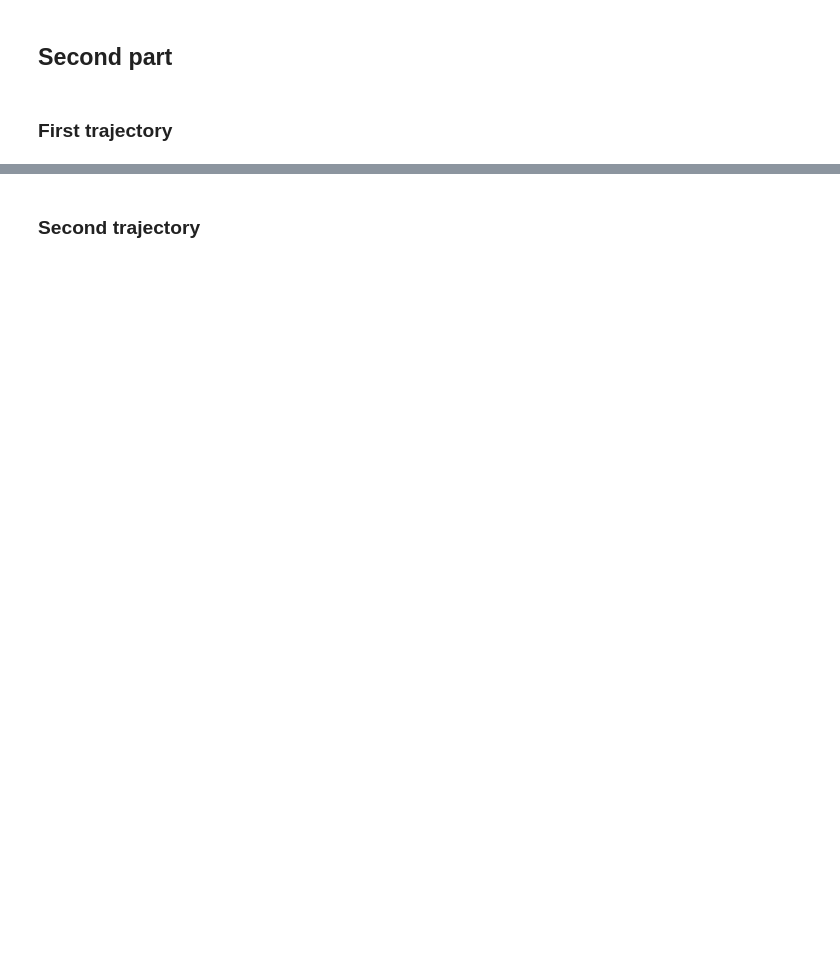
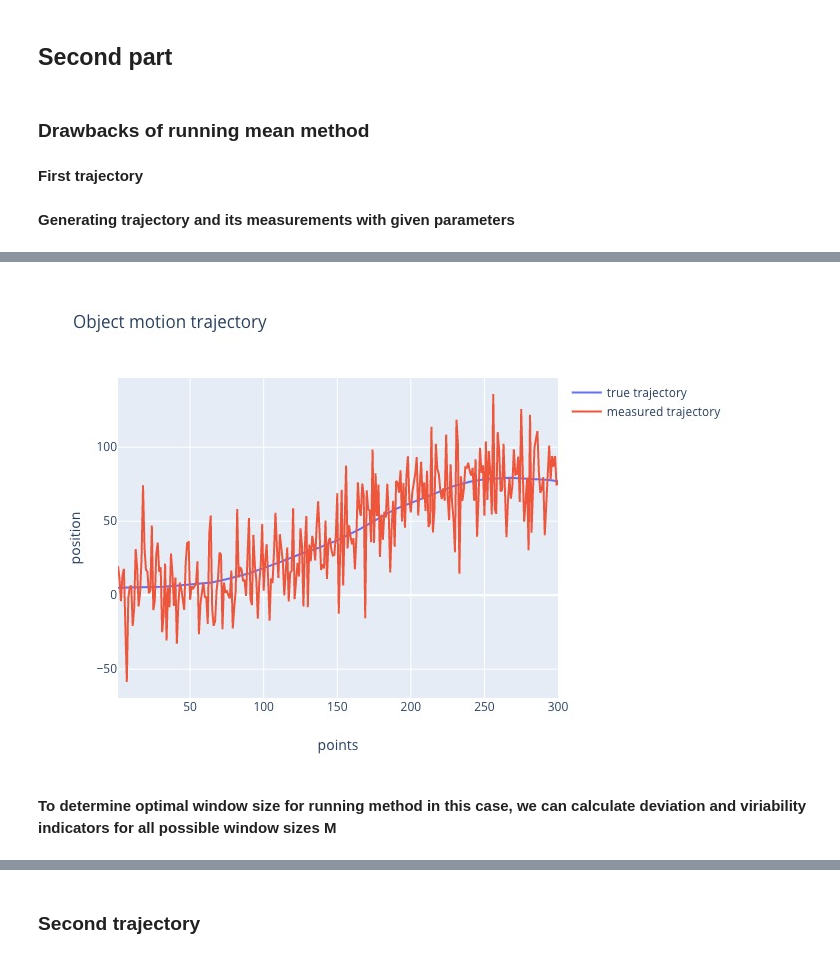
Before and after one commit to gornekich/ExpDataProc, a Jupyter notebook: Assignment3/Assignment3.ipynb, the cells around one changed output, grey strips where cells are left out. Saved outputs shown, nothing was run; the diff lists cells and outputs as text; code cells hidden in the pictures; blank space fills up the shorter version.

```diff
--- a/Assignment3/Assignment3.ipynb
+++ b/Assignment3/Assignment3.ipynb
@@ -131,9 +176,12 @@ variability indicator: running mean                   = 232251.56
 # %% [markdown]
 ## Second part
+# %% [markdown]
+### Drawbacks of running mean method
 # %% [markdown]
-### First trajectory
+**First trajectory**
 # %%
 def motion_tragectory(size, T, sigma_a, X_init=0, V_init=0):
+    "Function for generating motion trajectory with normally distributed random acceleration"
     out = np.empty(size)
     V = np.empty(size)
     out[0] = X_init
@@ -143,6 +191,8 @@ def motion_tragectory(size, T, sigma_a, X_init=0, V_init=0):
         V[i] = V[i-1] + a[i-1]*T
         out[i] = out[i-1] + V[i-1]*T + (a[i-1]*T**2)/2
     return out
+# %% [markdown]
+**Generating trajectory and its measurements with given parameters**
 # %%
 N = 300
 X = motion_tragectory(N, 0.1, np.sqrt(10), X_init=5, V_init=0)
@@ -150,5 +200,6 @@ z = measured_trajectory(X, np.sqrt(500))
 num_points = np.linspace(1, N, num=N)
 # %%
 plot(2, [num_points, num_points], [X, z],
-     legend=['true trajectory', 'measured trajectory'])
+     legend=['true trajectory', 'measured trajectory'],
+     title='Object motion trajectory', xlable='points', ylable='position')
 # %% [output]
@@ -156 +206,4 @@ plot(2, [num_points, num_points], [X, z],
+[figure, added]
+# %% [markdown]
+**To determine optimal window size for running method in this case, we can calculate deviation and viriability indicators for all possible window sizes M**
 # %%
```
Also changed, not shown: parts of 54 cells of this notebook, 2 other files.
